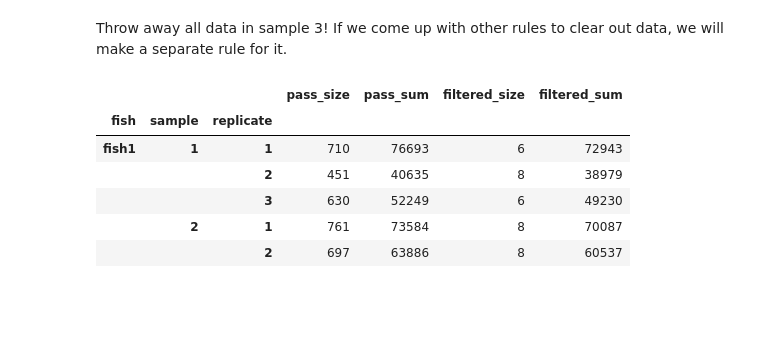
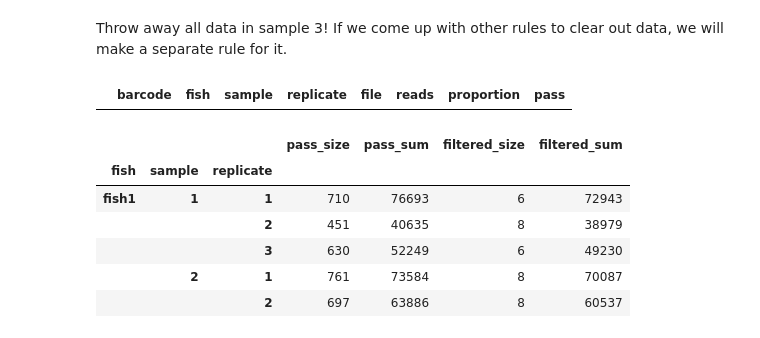
Before and after one commit to Gagnon-lab/weber-shrader, a Jupyter notebook: pipeline.ipynb, the cells around one changed output. Drawn from its saved outputs; the diff is of its cells as text; code cells hidden in the pictures; blank space fills up the shorter version.

```diff
--- a/pipeline.ipynb
+++ b/pipeline.ipynb
@@ -291,7 +291,8 @@ reads_per_group = {}
 df_list = []
 for fish, sample, replicate in all_file_tuples:
     filename = f'{fish}_s{sample}_rep{replicate}'
-    read_file = f'./data/{dataset}/{filename}/{filename}.allReadCounts'
+
+    read_file = os.path.join("data", dataset, filename, f"{filename}.allReadCounts")
 
     try:
         df = pd.read_csv(read_file, sep='\t', index_col='array')
@@ -450,12 +451,16 @@ summary.close()
 # %% [markdown]
 Throw away all data in sample 3! If we come up with other rules to clear out data, we will make a separate rule for it.
 # %%
-all_data = all_data[all_data['sample'] != '3'].copy()
+all_data = all_data[all_data['sample'] != 3].copy()
 # %%
 pass_data = all_data[all_data['pass']].drop(columns='pass').copy()
 
 pass_data['reads_filter'] = pass_data['reads'] >= reads_cutoff
 pass_data['prop_filter'] = pass_data['proportion'] >= prop_cutoff
+# %%
+all_data[all_data['sample'] == 3]
+# %% [output]
+|  | barcode | fish | sample | replicate | file | reads | proportion | pass |
 # %%
 pass_data.to_csv(experiments_subfolder + 'pass_data.csv', index = False)
 # %%
```
Also changed, not shown: parts of 3 cells of this notebook, 3 other files.
